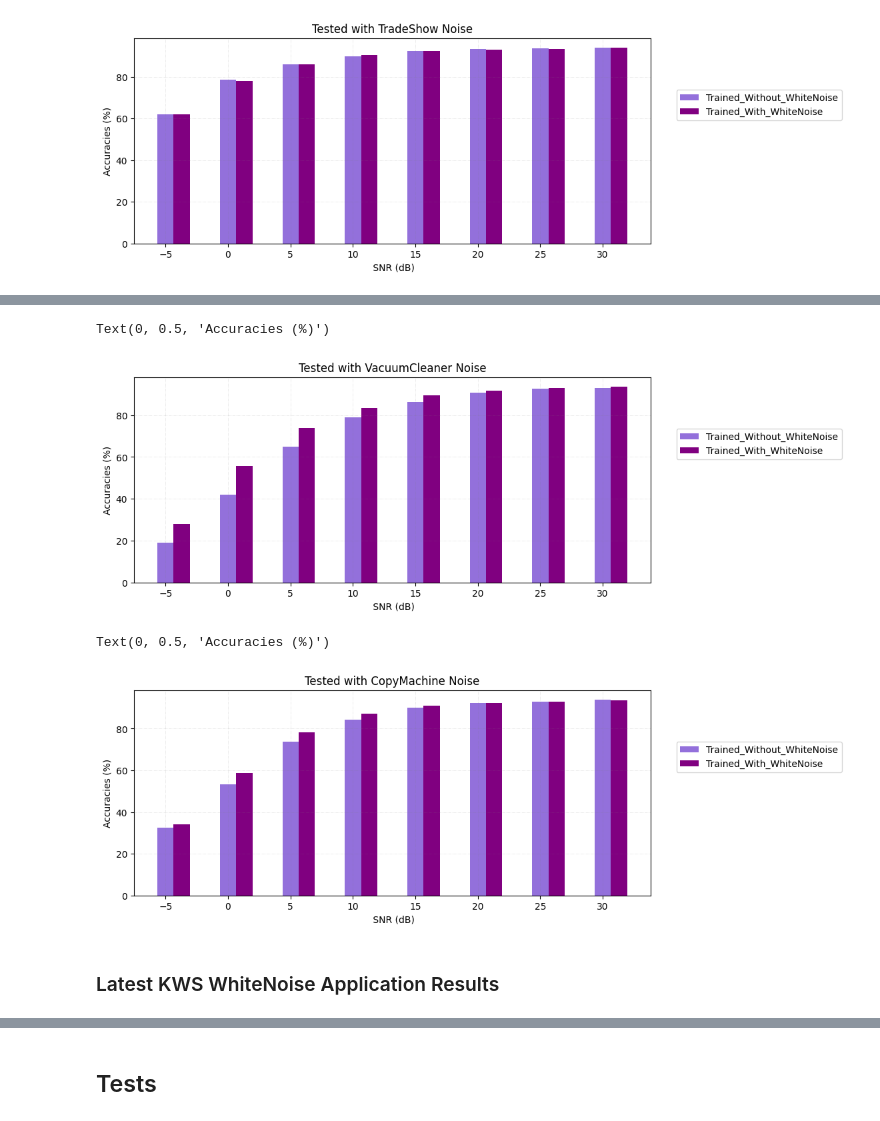
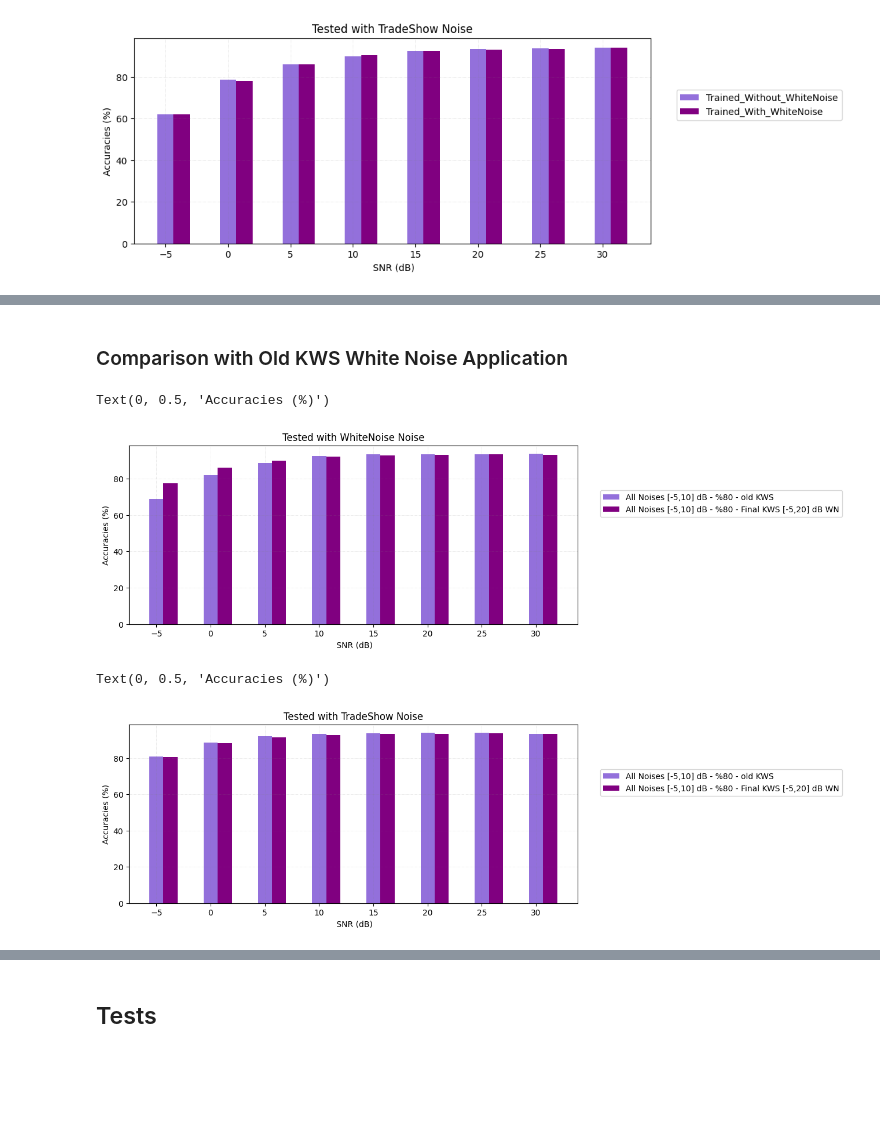
Before and after one commit to EyubogluMerve/ai8x-training, a Jupyter notebook: notebooks/KWS_Automated_Training.ipynb, the cells around one changed output, grey strips where cells are left out. Cells and saved outputs as stored; diff of their text form; code cells hidden in the pictures; blank space fills up the shorter version.

```diff
--- a/notebooks/KWS_Automated_Training.ipynb
+++ b/notebooks/KWS_Automated_Training.ipynb
@@ -56,7 +56,15 @@ import IPython
 #trained_checkpoint_path = os.path.join('..', '..', 'ai8x-synthesis', 'trained', 'ai85-kws20_nas-qat8.pth.tar')
 #trained_checkpoint_path = os.path.join('/home/merveeyuboglu/Github/ai8x-training/logs/signalmixer_kws_updated/2024.02.09-154310/qat_best.pth.tar')
 #trained_checkpoint_path = os.path.join('/home/merveeyuboglu/Github/ai8x-training/logs/Trained_Without_WhiteNoise/2024.02.14-150849/qat_best.pth.tar')
-trained_checkpoint_path = os.path.join('/home/merveeyuboglu/Github/ai8x-training/logs/Trained_With_WhiteNoise/2024.02.14-145503/qat_best.pth.tar')
+#trained_checkpoint_path = os.path.join('/home/merveeyuboglu/Github/ai8x-training/logs/Trained_With_WhiteNoise/2024.02.14-145503/qat_best.pth.tar')
+#trained_checkpoint_path = os.path.join('/home/merveeyuboglu/Github/ai8x-training/logs/WhiteNoiseIncluded/2024.02.17-131131/qat_best.pth.tar')
+#trained_checkpoint_path = os.path.join('/home/merveeyuboglu/Github/ai8x-training/logs/Updated_KWS/5_30_SNR/2024.02.19-133524/qat_best.pth.tar')
+#trained_checkpoint_path = os.path.join('/home/merveeyuboglu/Github/ai8x-training/logs/Updated_KWS/minus_5_30_SNR/2024.02.19-133733/qat_best.pth.tar')
+#trained_checkpoint_path = os.path.join('/home/merveeyuboglu/Github/ai8x-training/logs/Final_KWS/5_30_SNR/2024.02.20-104708/qat_best.pth.tar')
+#trained_checkpoint_path = os.path.join('/home/merveeyuboglu/Github/ai8x-training/logs/Final_KWS/minus_5_30_SNR/2024.02.20-104552/qat_best.pth.tar')
+#trained_checkpoint_path = os.path.join('/home/merveeyuboglu/Github/ai8x-training/logs/Final_KWS/minus_5_10_SNR/2024.02.20-195317/qat_best.pth.tar')
+trained_checkpoint_path = os.path.join('/home/merveeyuboglu/Github/ai8x-training/logs/Final_KWS/minus_5_20_SNR/2024.02.20-195204/qat_best.pth.tar')
+
 mod = importlib.import_module("ai85net-kws20-nas")
 model_file = "ai85net-kws20-nas"
 # %%
@@ -489,34 +804,36 @@ Text(0, 0.5, 'Accuracies (%)')
+# %% [markdown]
+### Comparison with Old KWS White Noise Application
 # %%
 bar_width = 1.3
 prev_snr = np.array(snr_list)
 new_snr = np.array(snr_list)+bar_width
-label = 'VacuumCleaner'
+label = 'WhiteNoise'
 plt.figure(figsize=(10,4))
 # Plotting the data
-plt.bar(prev_snr, new_old['Trained_Without_WhiteNoise'][label], width=bar_width, label='Trained_Without_WhiteNoise', color = 'mediumpurple')
-plt.bar(new_snr, new_old['Trained_With_WhiteNoise'][label], width=bar_width, label='Trained_With_WhiteNoise', color = 'purple')
+plt.bar(prev_snr, new_old['All Noises [-5,10] dB - %80'][label], width=bar_width, label='All Noises [-5,10] dB - %80 - old KWS', color = 'mediumpurple')
+plt.bar(new_snr, new_old['[-5,20] SNR - Final KWS'][label], width=bar_width, label='All Noises [-5,10] dB - %80 - Final KWS [-5,20] dB WN', color = 'purple')
 
 plt.grid(color ='grey',
         linestyle ='-.', linewidth = 0.5,
         alpha = 0.2)
 
 plt.legend(bbox_to_anchor=(1.05, 0.75),
                         loc='upper left', borderaxespad=0.)
 plt.title(f"Tested with {label} Noise")
 plt.xlabel(' SNR (dB)')
 plt.ylabel('Accuracies (%)')
 # %% [output]
 Text(0, 0.5, 'Accuracies (%)')
-[figure, old version]
+[figure, new version]
 # %%
 bar_width = 1.3
 prev_snr = np.array(snr_list)
 new_snr = np.array(snr_list)+bar_width
-label = 'CopyMachine'
+label = 'TradeShow'
 plt.figure(figsize=(10,4))
 # Plotting the data
-plt.bar(prev_snr, new_old['Trained_Without_WhiteNoise'][label], width=bar_width, label='Trained_Without_WhiteNoise', color = 'mediumpurple')
-plt.bar(new_snr, new_old['Trained_With_WhiteNoise'][label], width=bar_width, label='Trained_With_WhiteNoise', color = 'purple')
+plt.bar(prev_snr, new_old['All Noises [-5,10] dB - %80'][label], width=bar_width, label='All Noises [-5,10] dB - %80 - old KWS', color = 'mediumpurple')
+plt.bar(new_snr, new_old['[-5,20] SNR - Final KWS'][label], width=bar_width, label='All Noises [-5,10] dB - %80 - Final KWS [-5,20] dB WN', color = 'purple')
 
 plt.grid(color ='grey',
         linestyle ='-.', linewidth = 0.5,
@@ -529,6 +846,4 @@ plt.xlabel(' SNR (dB)')
 plt.ylabel('Accuracies (%)')
 # %% [output]
 Text(0, 0.5, 'Accuracies (%)')
-[figure, old version]
+[figure, new version]
-# %% [markdown]
-### Latest KWS WhiteNoise Application Results
```
Also changed, not shown: parts of 45 cells of this notebook, 3 other files.
